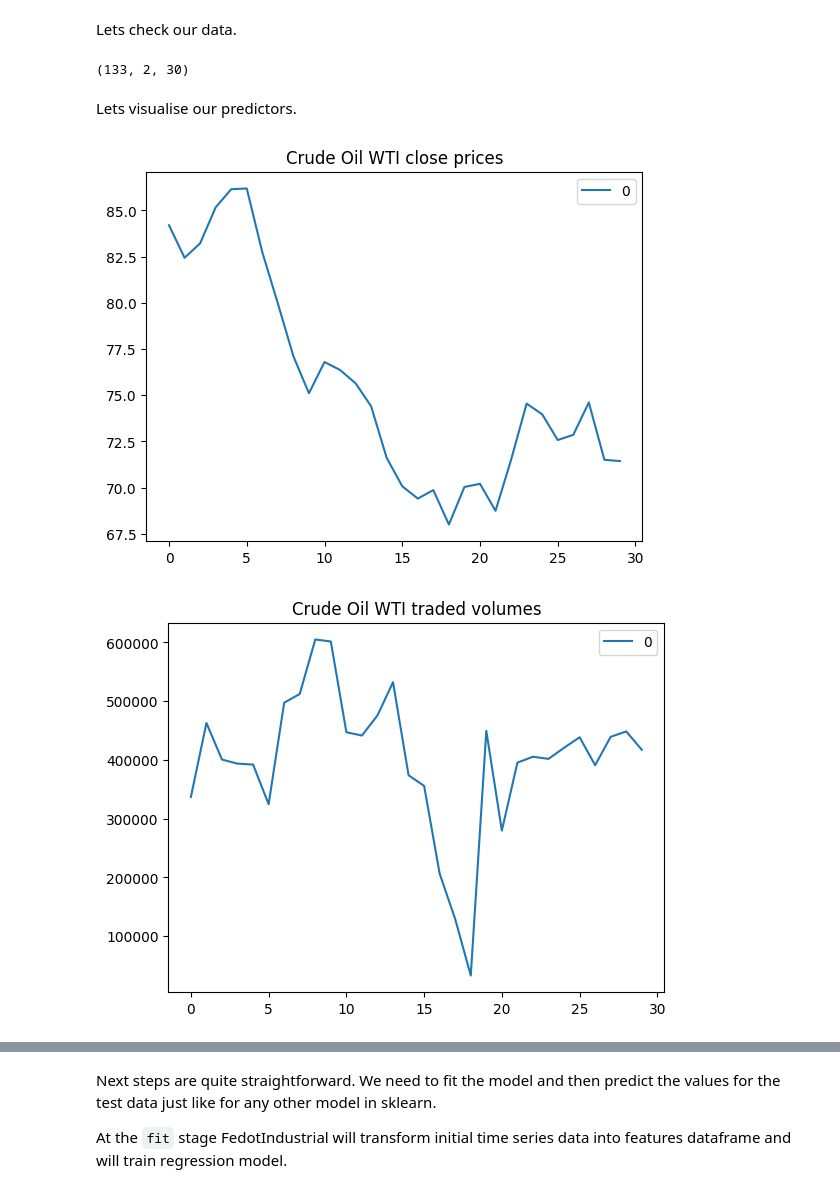
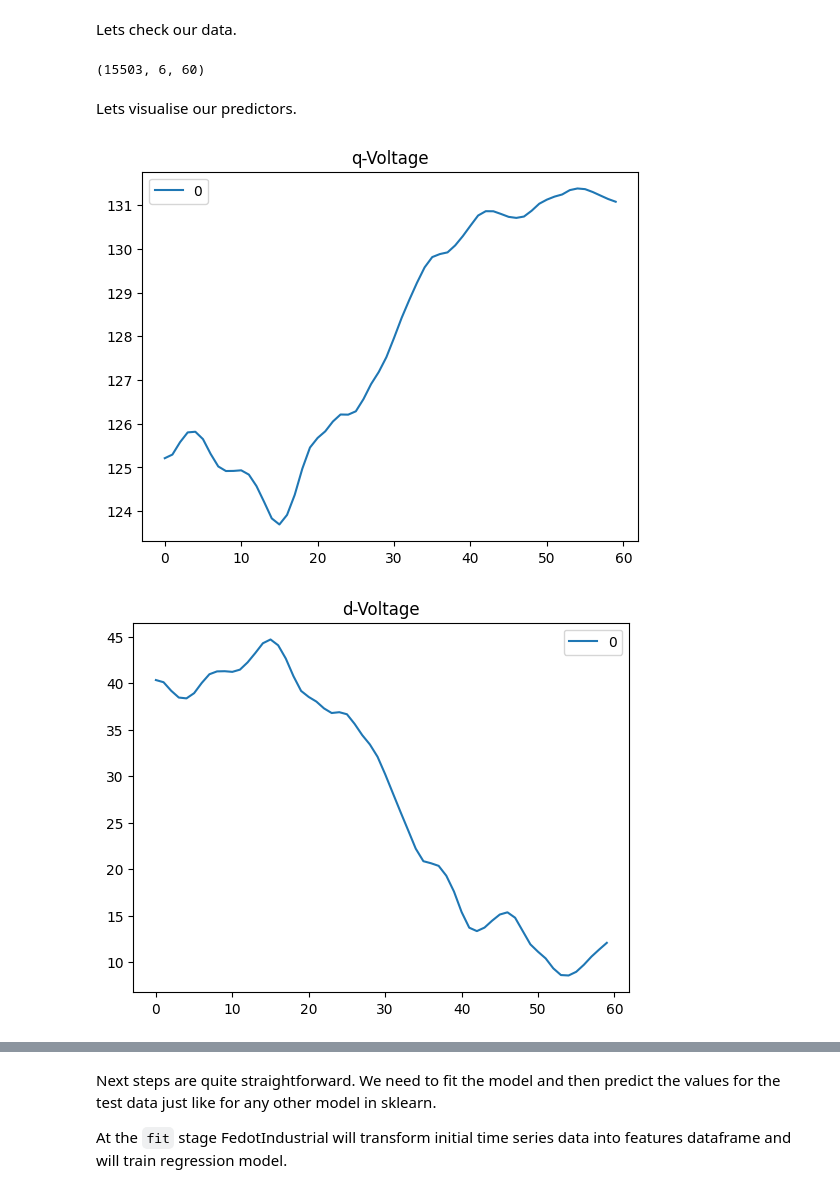
Before and after one commit to aimclub/Fedot.Industrial, a Jupyter notebook: cases/industrial_examples/equipment_monitoring/motor_temperature.ipynb, the cells around one changed output, grey strips where cells are left out. Drawn from its saved outputs; the diff is of its cells as text; code cells hidden in the pictures.

```diff
--- a/cases/industrial_examples/equipment_monitoring/motor_temperature.ipynb
+++ b/cases/industrial_examples/equipment_monitoring/motor_temperature.ipynb
@@ -33,7 +33,7 @@ model_dict = {
     add_node('pca', params={'n_components': 0.9}).add_node('ridge')
 }
 metric_dict = {}
-dataset_name = 'DailyOilGasPrices'
+dataset_name = 'ElectricMotorTemperature'
 data_path = PROJECT_PATH + '/examples/data'
 # %% [markdown]
 Now we must download the dataset. It could be done by using `DataReader` class that implemented as attribute of `FedotIndustrial` class. This class firstly tries to read the data from local project folder `data_path` and then if it is not possible, it downloads the data from the UCR/UEA archive. The data will be saved in the `data` folder.
@@ -50,14 +50,18 @@ Lets check our data.
 # %%
 input_data.features.shape
 # %% [output]
-(133, 2, 30)
+(15503, 6, 60)
 # %% [markdown]
 Lets visualise our predictors.
 # %%
 from matplotlib import pyplot as plt
-pd.DataFrame(input_data.features[1, 0, :]).plot(title='Crude Oil WTI close prices')
-pd.DataFrame(input_data.features[1, 1, :]).plot(title='Crude Oil WTI traded volumes')
+pd.DataFrame(input_data.features[1, 0, :]).plot(title='q-Voltage')
+pd.DataFrame(input_data.features[1, 1, :]).plot(title='d-Voltage')
+pd.DataFrame(input_data.features[1, 2, :]).plot(title='q-Current')
+pd.DataFrame(input_data.features[1, 3, :]).plot(title='d-Current')
+pd.DataFrame(input_data.features[1, 4, :]).plot(title='Ambient temperature')
+pd.DataFrame(input_data.features[1, 5, :]).plot(title='Coolant tempperature')
 plt.show()
 # %% [output]
-[figure, old version]
+[figure, new version]
-[figure, old version]
+[figure, new version]
```
Also changed, not shown: parts of 8 cells of this notebook, 15 other files.
